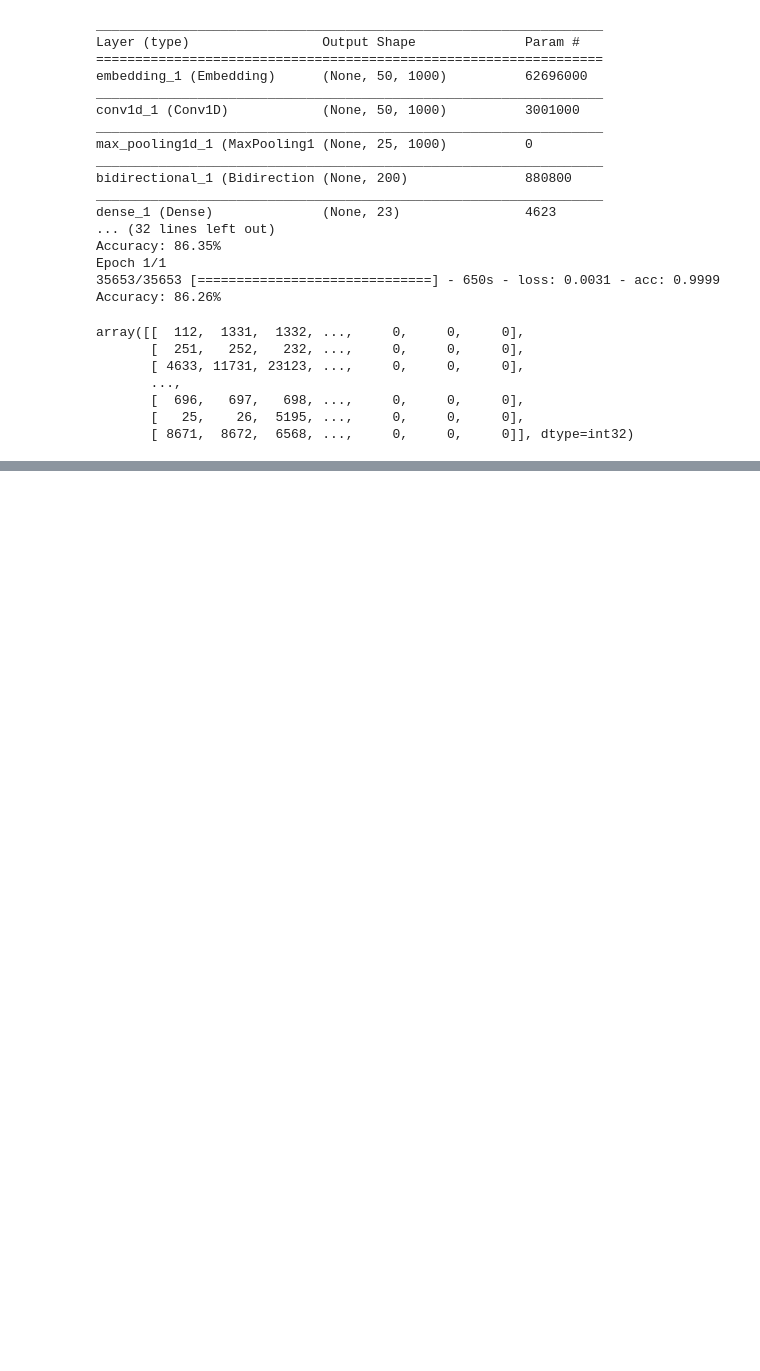
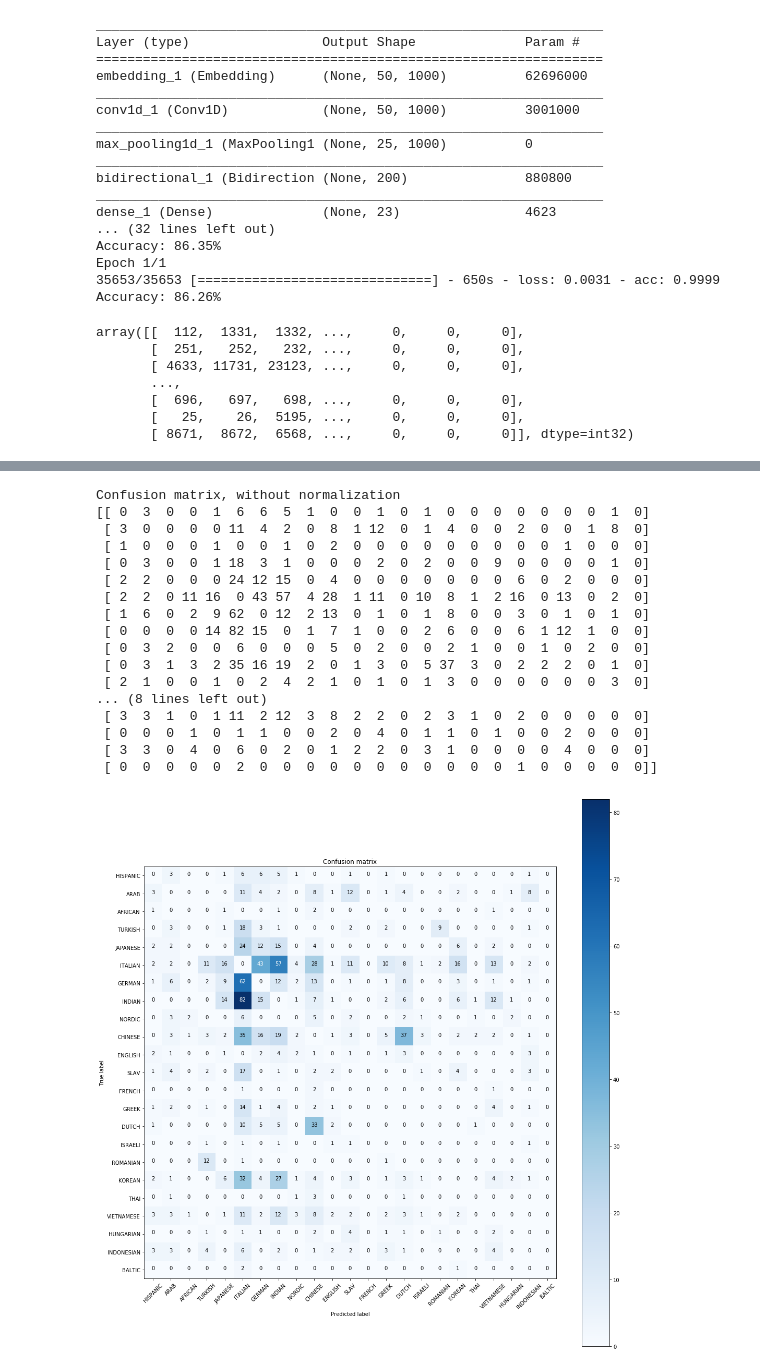
Before and after one commit to nikolausn/is592-word-embedding-dnn, a Jupyter notebook: keras-dnn-bidirectional-fix structure.ipynb, the cells around one changed output, grey strips where cells are left out. Saved outputs shown, nothing was run; the diff lists cells and outputs as text; code cells hidden in the pictures; blank space fills up the shorter version.

Commit message:
add confusion matrix

```diff
--- a/keras-dnn-bidirectional-fix structure.ipynb
+++ b/keras-dnn-bidirectional-fix structure.ipynb
@@ -192,0 +364,72 @@ model.save_weights('model-keras-embed-bilstm-fixlower-10.h5')
+# %%
+from sklearn.metrics import confusion_matrix
+import itertools
+
+def plot_confusion_matrix(cm, classes,
+                          normalize=False,
+                          title='Confusion matrix',
+                          cmap=plt.cm.Blues):
+    """
+    This function prints and plots the confusion matrix.
+    Normalization can be applied by setting `normalize=True`.
+    """
+    if normalize:
+        cm = cm.astype('float') / cm.sum(axis=1)[:, np.newaxis]
+        print("Normalized confusion matrix")
+    else:
+        print('Confusion matrix, without normalization')
+
+    print(cm)
+
+    plt.imshow(cm, interpolation='nearest', cmap=cmap)
+    plt.title(title)
+    plt.colorbar()
+    tick_marks = np.arange(len(classes))
+    plt.xticks(tick_marks, classes, rotation=45)
+    plt.yticks(tick_marks, classes)
+
+    fmt = '.2f' if normalize else 'd'
+    thresh = cm.max() / 2.
+    for i, j in itertools.product(range(cm.shape[0]), range(cm.shape[1])):
+        plt.text(j, i, format(cm[i, j], fmt),
+                 horizontalalignment="center",
+                 color="white" if cm[i, j] > thresh else "black")
+
+    plt.tight_layout()
+    plt.ylabel('True label')
+    plt.xlabel('Predicted label')
+
+# Compute confusion matrix
+cnf_matrix = confusion_matrix(predicting_error, class_error)
+np.set_printoptions(precision=2)
+
+# Plot non-normalized confusion matrix
+plt.figure(figsize=(15,15))
+plot_confusion_matrix(cnf_matrix, classes=ethnic_keys,
+                      title='Confusion matrix')
+
+# Plot normalized confusion matrix
+#plt.figure()
+#plot_confusion_matrix(cnf_matrix, classes=ethnic_keys, normalize=True,
+#                      title='Normalized confusion matrix')
+
+plt.show()
+# %% [output]
+Confusion matrix, without normalization
+[[ 0  3  0  0  1  6  6  5  1  0  0  1  0  1  0  0  0  0  0  0  0  1  0]
+ [ 3  0  0  0  0 11  4  2  0  8  1 12  0  1  4  0  0  2  0  0  1  8  0]
+ [ 1  0  0  0  1  0  0  1  0  2  0  0  0  0  0  0  0  0  0  1  0  0  0]
+ [ 0  3  0  0  1 18  3  1  0  0  0  2  0  2  0  0  9  0  0  0  0  1  0]
+ [ 2  2  0  0  0 24 12 15  0  4  0  0  0  0  0  0  0  6  0  2  0  0  0]
+ [ 2  2  0 11 16  0 43 57  4 28  1 11  0 10  8  1  2 16  0 13  0  2  0]
+ [ 1  6  0  2  9 62  0 12  2 13  0  1  0  1  8  0  0  3  0  1  0  1  0]
+ [ 0  0  0  0 14 82 15  0  1  7  1  0  0  2  6  0  0  6  1 12  1  0  0]
+ [ 0  3  2  0  0  6  0  0  0  5  0  2  0  0  2  1  0  0  1  0  2  0  0]
+ [ 0  3  1  3  2 35 16 19  2  0  1  3  0  5 37  3  0  2  2  2  0  1  0]
+ [ 2  1  0  0  1  0  2  4  2  1  0  1  0  1  3  0  0  0  0  0  0  3  0]
+... (8 lines left out)
+ [ 3  3  1  0  1 11  2 12  3  8  2  2  0  2  3  1  0  2  0  0  0  0  0]
+ [ 0  0  0  1  0  1  1  0  0  2  0  4  0  1  1  0  1  0  0  2  0  0  0]
+ [ 3  3  0  4  0  6  0  2  0  1  2  2  0  3  1  0  0  0  0  4  0  0  0]
+ [ 0  0  0  0  0  2  0  0  0  0  0  0  0  0  0  0  0  1  0  0  0  0  0]]
+[figure, added]
```
Also changed, not shown: parts of 18 cells of this notebook, 3 other files.
